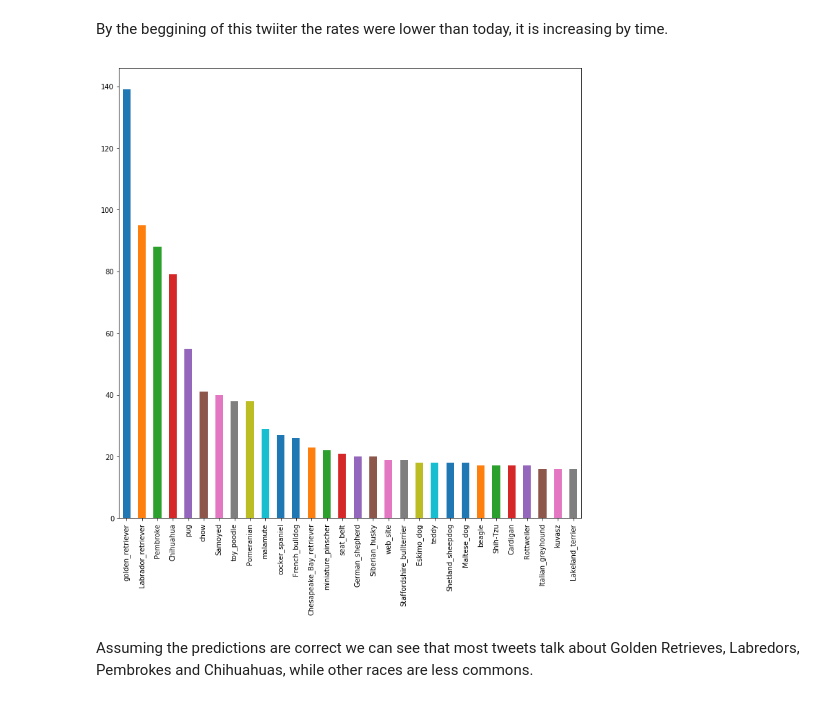
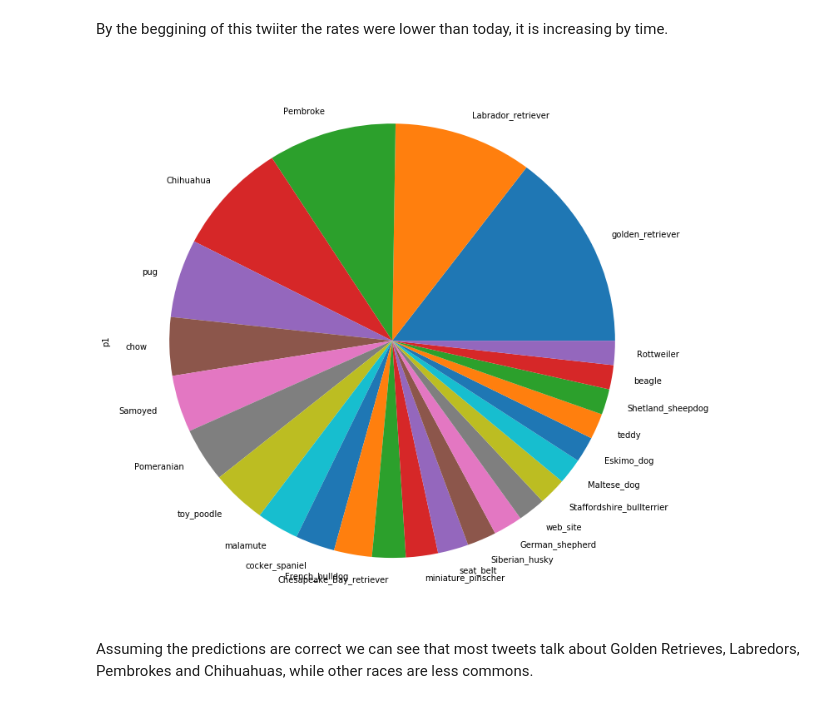
Before and after one commit to guilhermelfl/DogRatesTwitterAnalyse, a Jupyter notebook: DogRatesTwitterAnalyse.ipynb, the cells around one changed output. Cells and saved outputs as stored; diff of their text form; code cells hidden in the pictures.

```diff
--- a/DogRatesTwitterAnalyse.ipynb
+++ b/DogRatesTwitterAnalyse.ipynb
@@ -803,10 +935,9 @@ plt.grid('on');
 # %% [markdown]
 By the beggining of this twiiter the rates were lower than today, it is increasing by time.
 # %%
-
-predictions_clean.p1.value_counts()[:30].plot(kind= 'bar',figsize = [12,12]);
+predictions_clean.p1.value_counts()[:25].plot(kind= 'pie',figsize = [12,12]);
 # %% [output]
-[figure, old version]
+[figure, new version]
 # %% [markdown]
 Assuming the predictions are correct we can see that most tweets talk about Golden Retrieves, Labredors, Pembrokes and Chihuahuas, while other races are less commons.
 # %% [markdown]
```
Also changed, not shown: parts of 31 cells of this notebook.
